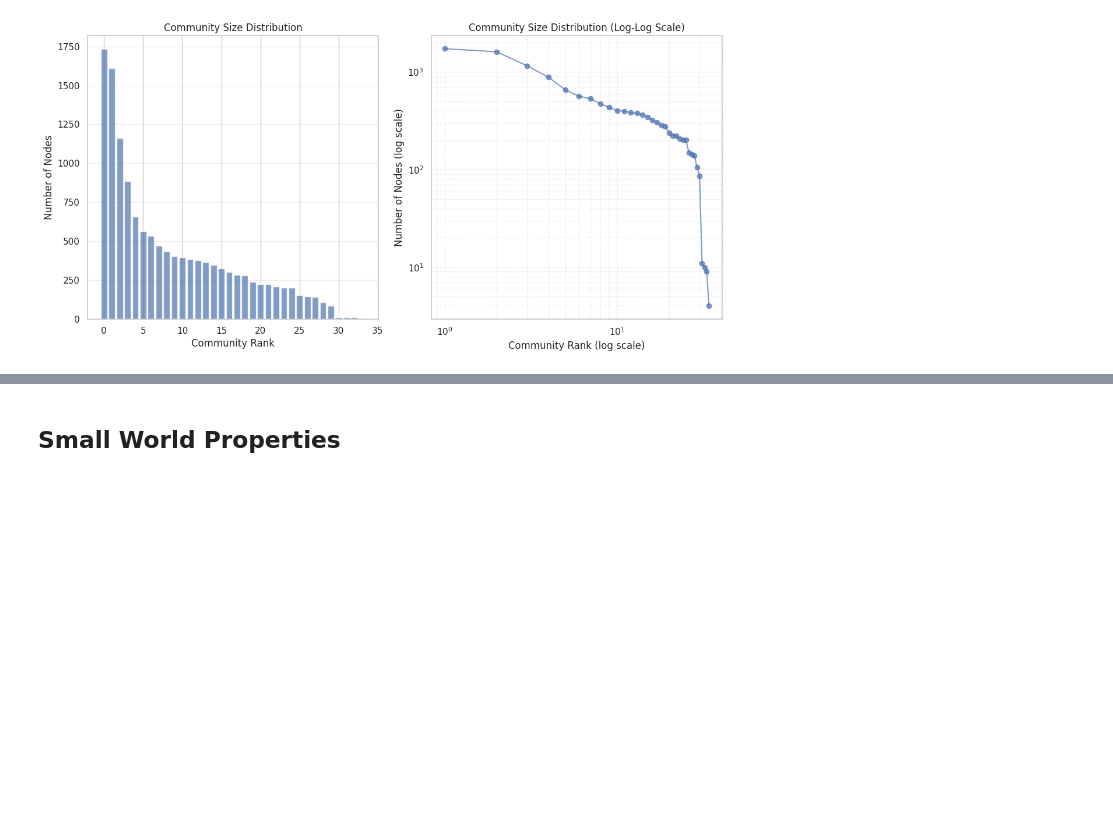
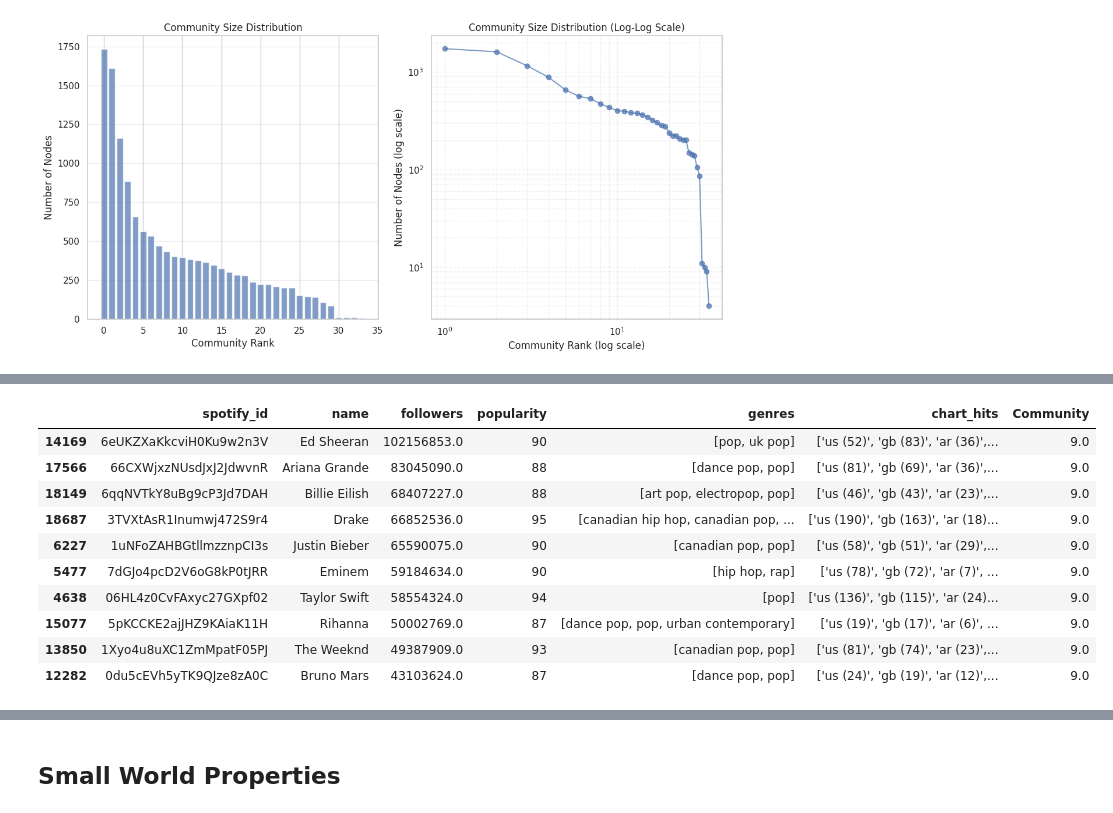
Before and after one commit to Jacky-KH-MOK/MSBD5008_PROJECT, a Jupyter notebook: PROJECT_CODE.ipynb, the cells around one changed output, grey strips where cells are left out. Drawn from its saved outputs; the diff is of its cells as text; code cells hidden in the pictures; blank space fills up the shorter version.

```diff
--- a/PROJECT_CODE.ipynb
+++ b/PROJECT_CODE.ipynb
@@ -456,0 +472,14 @@ Top 10 communities by size:
+# %%
+selected_nodes.query('Community == 9').sort_values('followers', ascending=False).head(10)
+# %% [output]
+|  | spotify_id | name | followers | popularity | genres | chart_hits | Community |
+| 14169 | 6eUKZXaKkcviH0Ku9w2n3V | Ed Sheeran | 102156853.0 | 90 | [pop, uk pop] | ['us (52)', 'gb (83)', 'ar (36)',... | 9.0 |
+| 17566 | 66CXWjxzNUsdJxJ2JdwvnR | Ariana Grande | 83045090.0 | 88 | [dance pop, pop] | ['us (81)', 'gb (69)', 'ar (36)',... | 9.0 |
+| 18149 | 6qqNVTkY8uBg9cP3Jd7DAH | Billie Eilish | 68407227.0 | 88 | [art pop, electropop, pop] | ['us (46)', 'gb (43)', 'ar (23)',... | 9.0 |
+| 18687 | 3TVXtAsR1Inumwj472S9r4 | Drake | 66852536.0 | 95 | [canadian hip hop, canadian pop, ... | ['us (190)', 'gb (163)', 'ar (18)... | 9.0 |
+| 6227 | 1uNFoZAHBGtllmzznpCI3s | Justin Bieber | 65590075.0 | 90 | [canadian pop, pop] | ['us (58)', 'gb (51)', 'ar (29)',... | 9.0 |
+| 5477 | 7dGJo4pcD2V6oG8kP0tJRR | Eminem | 59184634.0 | 90 | [hip hop, rap] | ['us (78)', 'gb (72)', 'ar (7)', ... | 9.0 |
+| 4638 | 06HL4z0CvFAxyc27GXpf02 | Taylor Swift | 58554324.0 | 94 | [pop] | ['us (136)', 'gb (115)', 'ar (24)... | 9.0 |
+| 15077 | 5pKCCKE2ajJHZ9KAiaK11H | Rihanna | 50002769.0 | 87 | [dance pop, pop, urban contemporary] | ['us (19)', 'gb (17)', 'ar (6)', ... | 9.0 |
+| 13850 | 1Xyo4u8uXC1ZmMpatF05PJ | The Weeknd | 49387909.0 | 93 | [canadian pop, pop] | ['us (81)', 'gb (74)', 'ar (23)',... | 9.0 |
+| 12282 | 0du5cEVh5yTK9QJze8zA0C | Bruno Mars | 43103624.0 | 87 | [dance pop, pop] | ['us (24)', 'gb (19)', 'ar (12)',... | 9.0 |
```
Also changed, not shown: parts of 11 cells of this notebook, 1 other file.
